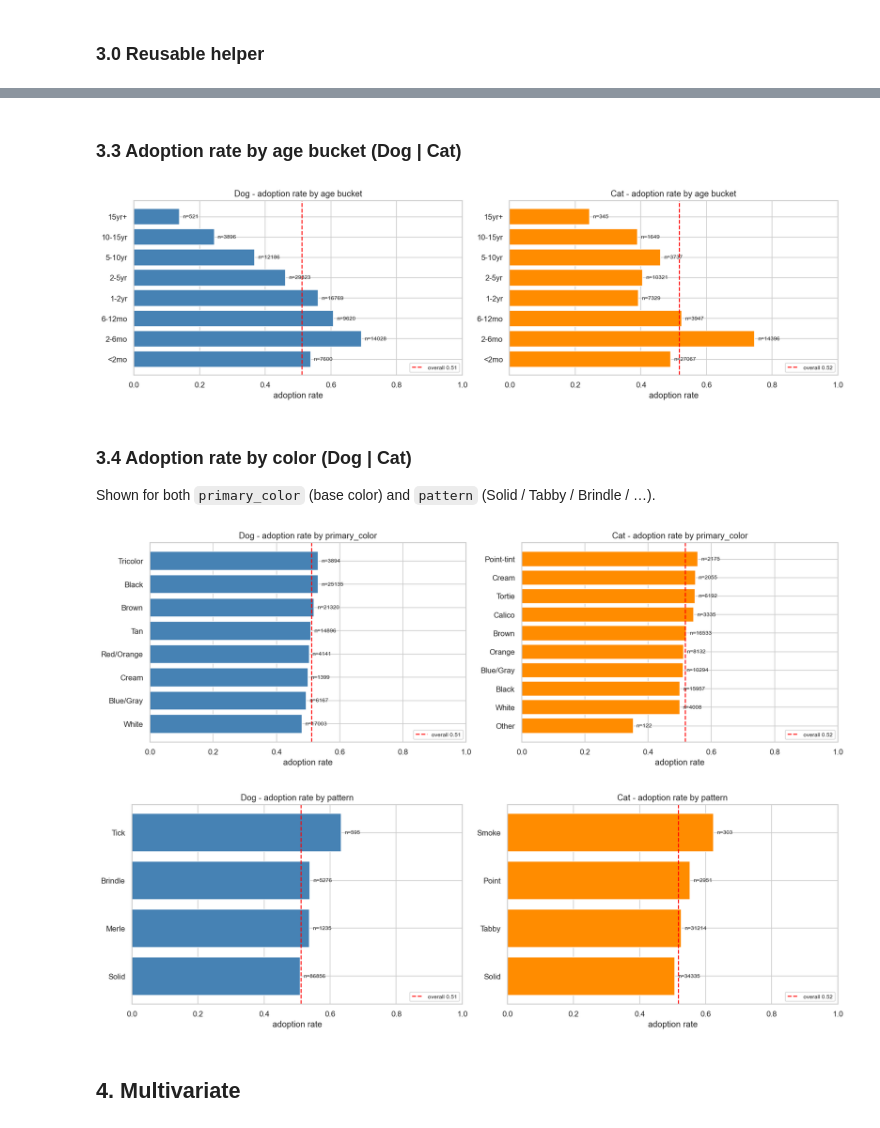
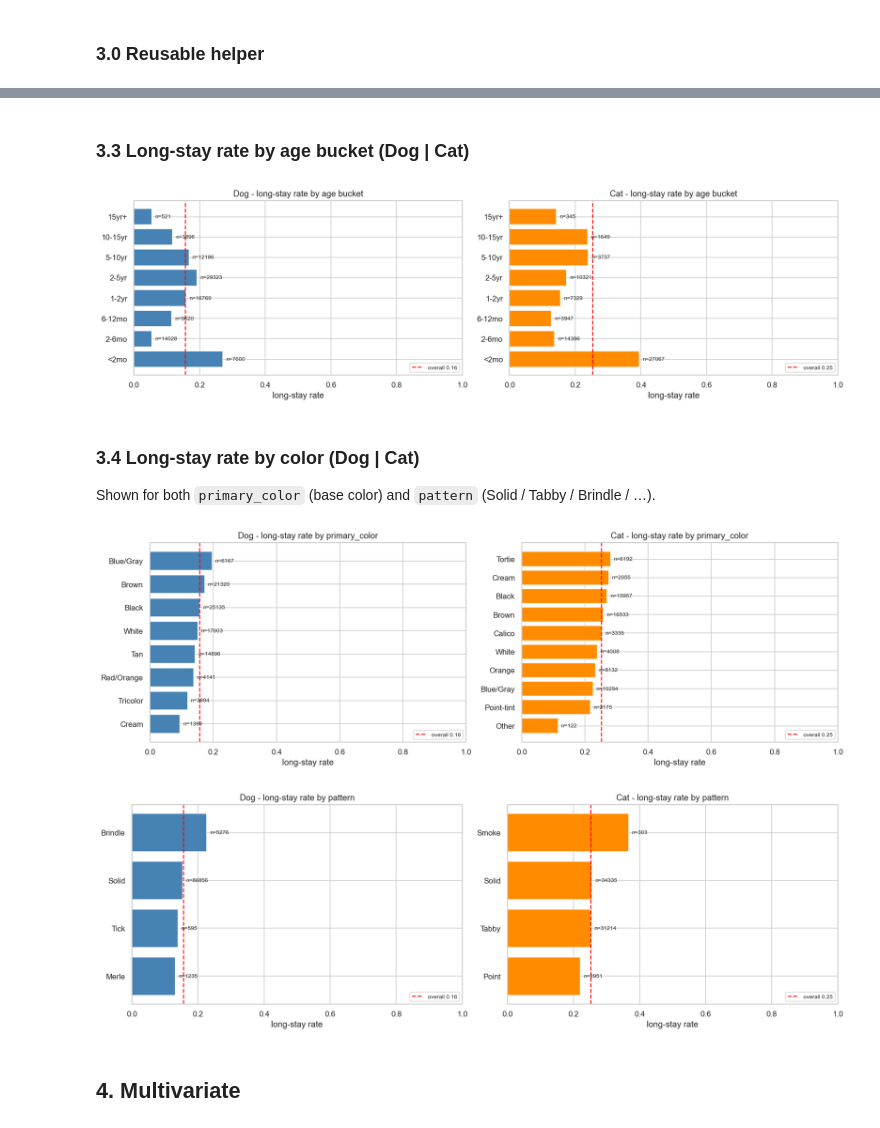
Before and after one commit to chienchien50425-alt/austin-animal-center, a Jupyter notebook: notebooks/02_eda.ipynb, the cells around one changed output, grey strips where cells are left out. Saved outputs shown, nothing was run; the diff lists cells and outputs as text; code cells hidden in the pictures.

```diff
--- a/notebooks/02_eda.ipynb
+++ b/notebooks/02_eda.ipynb
@@ -45,10 +58,14 @@ Name: count, dtype: int64
 # %%
 # For reference only — never feed these to a model.
+# Target switched to is_long_stay, so the former target is_adopted and the outcome-derived
+# outcome_category are now leakage sources too. length_of_stay_days stays here: it is the PARENT
+# of the target (is_long_stay = length_of_stay_days > 30), perfectly correlated and unknown at
+# intake -> never a feature, EDA-description only (§2.7).
 LEAKAGE_COLS = [
     'outcome_type', 'outcome_subtype', 'outcome_date',
-    'length_of_stay_days'
+    'length_of_stay_days', 'is_adopted', 'outcome_category'
 ]
-TARGET = 'is_adopted'
+TARGET = 'is_long_stay'
 print('Leakage (excluded from features):', LEAKAGE_COLS)
 print('Target:', TARGET)
 # %% [output]
@@ -313,16 +330,17 @@ _Dogs and cats computed separately. Red dashed line = that species' overall adop
 # %% [markdown]
 ### 3.0 Reusable helper
 # %%
-def plot_adoption_rate_by(col, data, top_n=None, min_count=30,
-                          ax=None, title=None, color='steelblue', sort='rate'):
-    """Horizontal bar chart of adoption rate per category of `col` within `data`.
+def plot_long_stay_rate_by(col, data, top_n=None, min_count=30,
+                           ax=None, title=None, color='steelblue', sort='rate'):
+    """Horizontal bar chart of long-stay rate per category of `col` within `data`.
 
     - Drops categories with fewer than `min_count` rows.
     - If `top_n` is given, keeps the `top_n` most frequent categories.
-    - Draws a red dashed line at this data's overall is_adopted mean.
+    - Draws a red dashed line at this data's overall is_long_stay mean (the species' overall long-stay rate).
     - Annotates each bar with its sample size (n=...).
-    - sort='rate' orders bars by adoption rate; sort='index' keeps category order
-      (use 'index' for ordered buckets like age_bucket).
+    - sort='rate' orders bars by long-stay rate, so the MOST long-stay-prone categories sit at the
+      top — read top = highest long-stay RISK (the opposite direction to an adoption chart).
+      sort='index' keeps category order (use for ordered buckets like age_bucket).
     """
     g = data.groupby(col, observed=True)[TARGET].agg(rate='mean', n='count')
     g = g[g['n'] >= min_count]
@@ -338,8 +356,8 @@ def plot_adoption_rate_by(col, data, top_n=None, min_count=30,
     for y, (rate, n) in enumerate(zip(g['rate'], g['n'])):
         ax.text(min(rate + 0.01, 0.99), y, f'n={int(n)}', va='center', fontsize=8)
     ax.set_xlim(0, 1.0)
-    ax.set_xlabel('adoption rate')
-    ax.set_title(title or f'adoption rate by {col}')
+    ax.set_xlabel('long-stay rate')
+    ax.set_title(title or f'long-stay rate by {col}')
     ax.legend(loc='lower right', fontsize=8)
     return ax
 # %% [markdown]
@@ -347,9 +365,9 @@ def plot_adoption_rate_by(col, data, top_n=None, min_count=30,
 # %%
 for col in ['sex', 'intake_reason', 'intake_health_condition', 'is_mix']:
     fig, axes = plt.subplots(1, 2, figsize=(15, 4.5))
-    plot_adoption_rate_by(col, dogs, ax=axes[0], min_count=30,
-                          title=f'Dog - adoption rate by {col}', color=DOG_COLOR)
-    plot_adoption_rate_by(col, cats, ax=axes[1], min_count=30,
-                          title=f'Cat - adoption rate by {col}', color=CAT_COLOR)
+    plot_long_stay_rate_by(col, dogs, ax=axes[0], min_count=30,
+                          title=f'Dog - long-stay rate by {col}', color=DOG_COLOR)
+    plot_long_stay_rate_by(col, cats, ax=axes[1], min_count=30,
+                          title=f'Cat - long-stay rate by {col}', color=CAT_COLOR)
     fig.tight_layout(); plt.show()
 # %% [output]
@@ -371,28 +389,28 @@ fig.tight_layout(); plt.show()
 # %% [markdown]
-### 3.3 Adoption rate by age bucket (Dog | Cat)
+### 3.3 Long-stay rate by age bucket (Dog | Cat)
 # %%
 fig, axes = plt.subplots(1, 2, figsize=(15, 4.5))
-plot_adoption_rate_by('age_bucket', dogs, ax=axes[0], min_count=30, sort='index',
-                      title='Dog - adoption rate by age bucket', color=DOG_COLOR)
-plot_adoption_rate_by('age_bucket', cats, ax=axes[1], min_count=30, sort='index',
-                      title='Cat - adoption rate by age bucket', color=CAT_COLOR)
+plot_long_stay_rate_by('age_bucket', dogs, ax=axes[0], min_count=30, sort='index',
+                      title='Dog - long-stay rate by age bucket', color=DOG_COLOR)
+plot_long_stay_rate_by('age_bucket', cats, ax=axes[1], min_count=30, sort='index',
+                      title='Cat - long-stay rate by age bucket', color=CAT_COLOR)
 fig.tight_layout(); plt.show()
 # %% [output]
-[figure, old version]
+[figure, new version]
 # %% [markdown]
-### 3.4 Adoption rate by color (Dog | Cat)
+### 3.4 Long-stay rate by color (Dog | Cat)
 Shown for both `primary_color` (base color) and `pattern` (Solid / Tabby / Brindle / …).
 # %%
 for col in ['primary_color', 'pattern']:
     fig, axes = plt.subplots(1, 2, figsize=(15, 5))
-    plot_adoption_rate_by(col, dogs, ax=axes[0], min_count=30,
-                          title=f'Dog - adoption rate by {col}', color=DOG_COLOR)
-    plot_adoption_rate_by(col, cats, ax=axes[1], min_count=30,
-                          title=f'Cat - adoption rate by {col}', color=CAT_COLOR)
+    plot_long_stay_rate_by(col, dogs, ax=axes[0], min_count=30,
+                          title=f'Dog - long-stay rate by {col}', color=DOG_COLOR)
+    plot_long_stay_rate_by(col, cats, ax=axes[1], min_count=30,
+                          title=f'Cat - long-stay rate by {col}', color=CAT_COLOR)
     fig.tight_layout(); plt.show()
 # %% [output]
-[figure, old version]
+[figure, new version]
-[figure, old version]
+[figure, new version]
 # %% [markdown]
 ## 4. Multivariate
 # %% [markdown]
```
Also changed, not shown: parts of 22 cells of this notebook.
